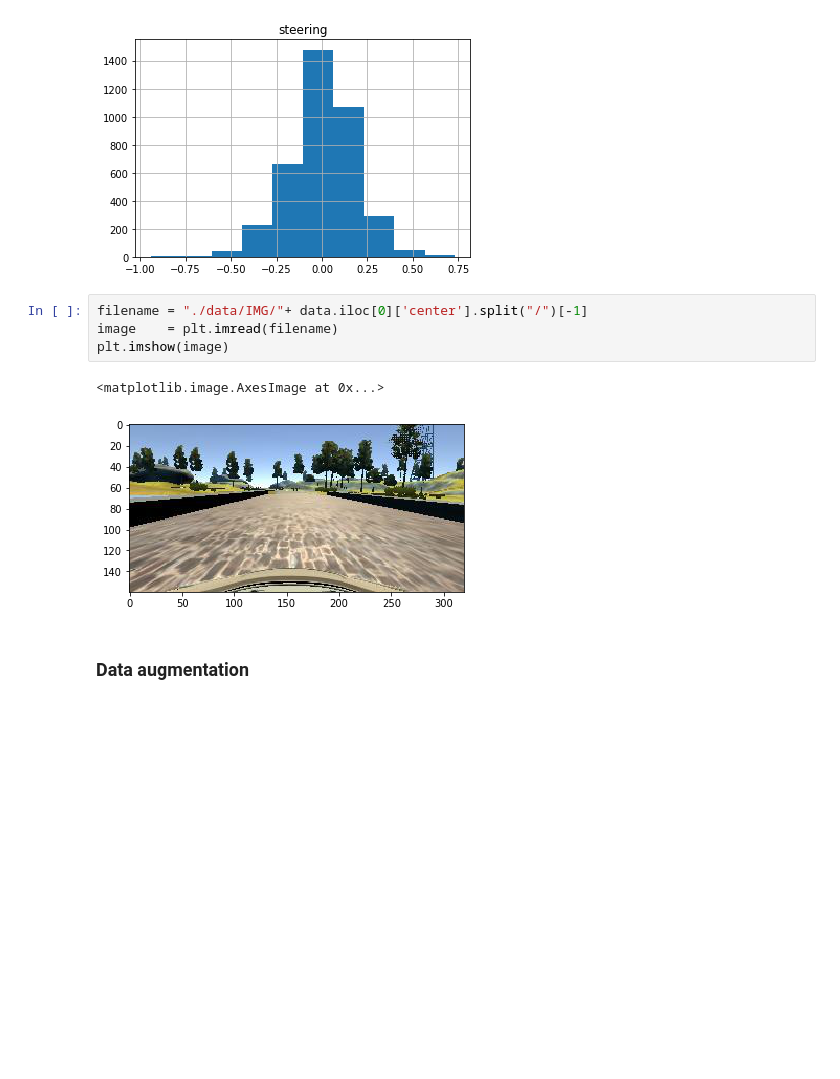
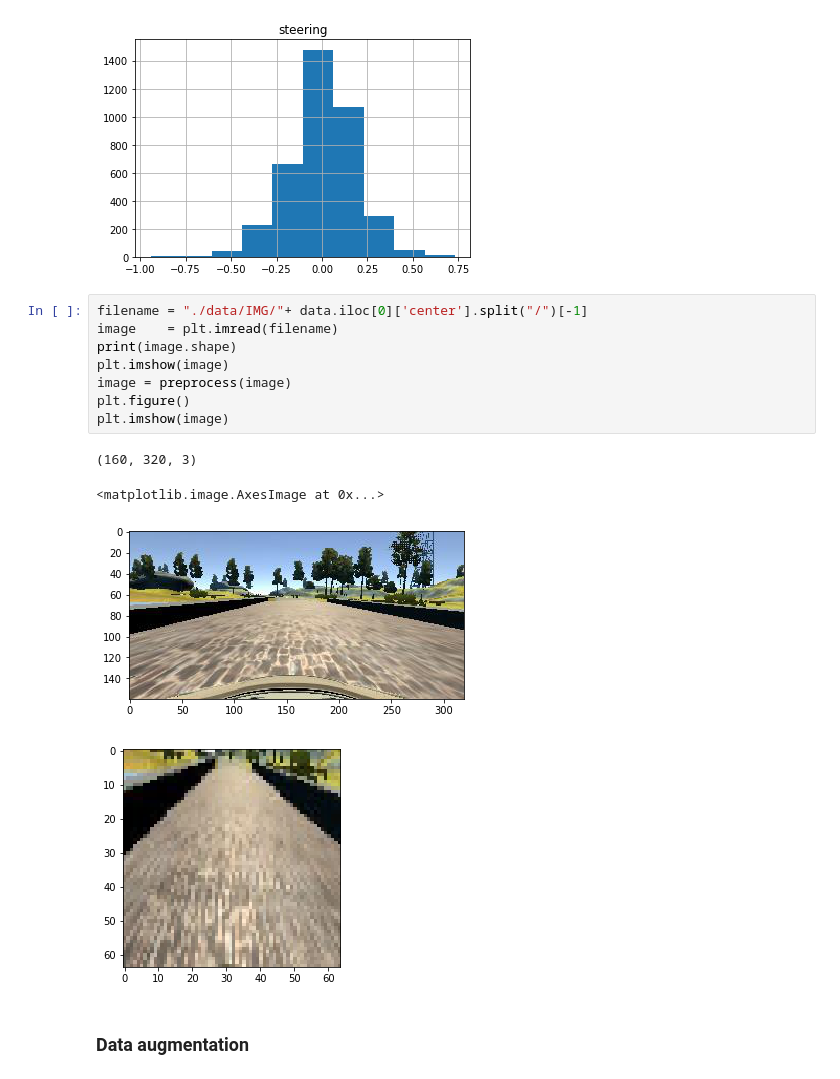
Before and after one commit to husams/Behavioral-Cloning, a Jupyter notebook: nvida.ipynb, the cells around one changed output. Drawn from its saved outputs; the diff is of its cells as text; blank space fills up the shorter version.

```diff
--- a/nvida.ipynb
+++ b/nvida.ipynb
@@ -69,10 +70,16 @@ np.histogram(x)
 # %%
 filename = "./data/IMG/"+ data.iloc[0]['center'].split("/")[-1]
 image    = plt.imread(filename)
+print(image.shape)
 plt.imshow(image)
+image = preprocess(image)
+plt.figure()
+plt.imshow(image)
 # %% [output]
-<matplotlib.image.AxesImage at 0x...>
+(160, 320, 3)
+<matplotlib.image.AxesImage at 0x...>
 [figure]
+[figure, added]
 # %% [markdown]
 ### Data augmentation
 # %%
```
Also changed, not shown: parts of 13 cells of this notebook, 1 other file.
